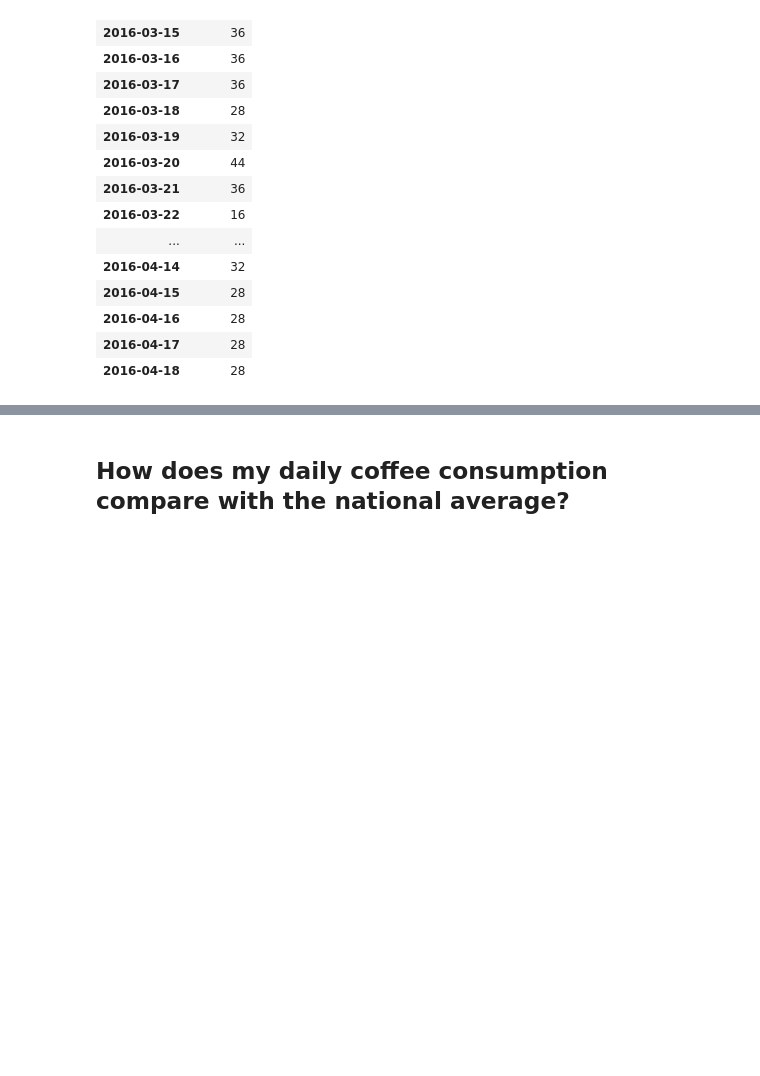
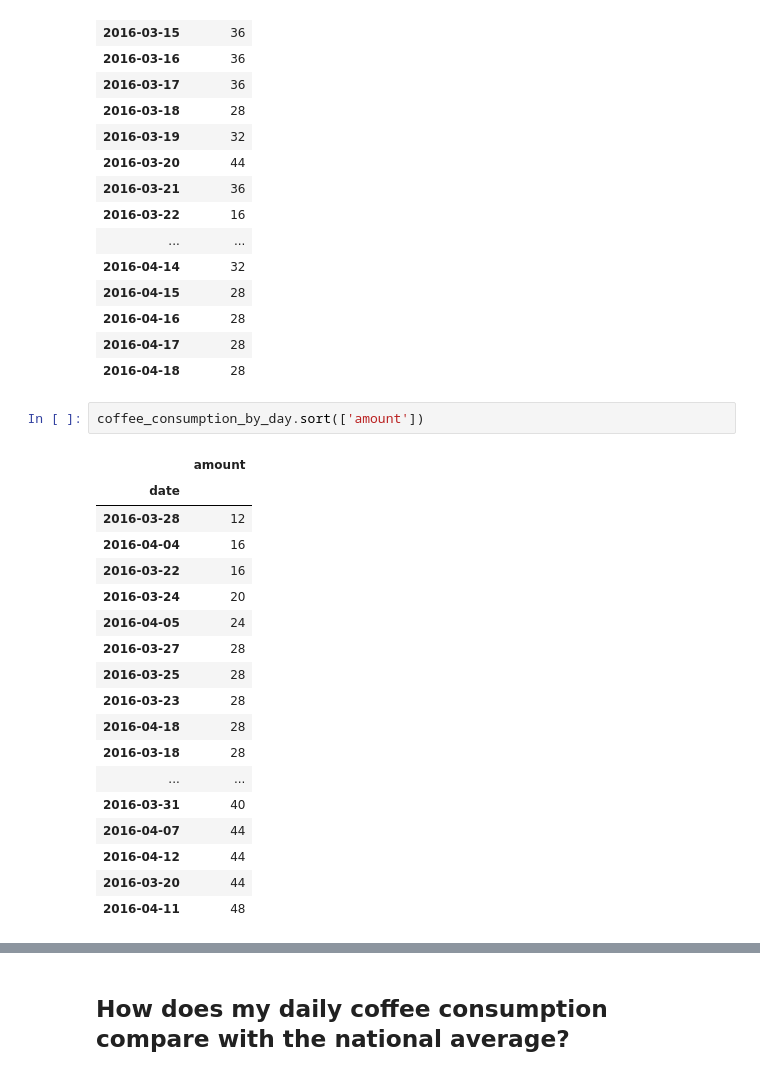
Before and after one commit to ghing/coffee-science-fair-data, a Jupyter notebook: Coffee and Heart Rate Analysis.ipynb, the cells around one changed output, grey strips where cells are left out. Saved outputs shown, nothing was run; the diff lists cells and outputs as text; blank space fills up the shorter version.

```diff
--- a/Coffee and Heart Rate Analysis.ipynb
+++ b/Coffee and Heart Rate Analysis.ipynb
@@ -247,4 +265,25 @@ coffee_consumption_by_day
 | 2016-04-16 | 28 |
 | 2016-04-17 | 28 |
 | 2016-04-18 | 28 |
+# %%
+coffee_consumption_by_day.sort(['amount'])
+# %% [output]
+|  | amount |
+| date |  |
+| 2016-03-28 | 12 |
+| 2016-04-04 | 16 |
+| 2016-03-22 | 16 |
+| 2016-03-24 | 20 |
+| 2016-04-05 | 24 |
+| 2016-03-27 | 28 |
+| 2016-03-25 | 28 |
+| 2016-03-23 | 28 |
+| 2016-04-18 | 28 |
+| 2016-03-18 | 28 |
+| ... | ... |
+| 2016-03-31 | 40 |
+| 2016-04-07 | 44 |
+| 2016-04-12 | 44 |
+| 2016-03-20 | 44 |
+| 2016-04-11 | 48 |
 # %%
```
Also changed, not shown: parts of 10 cells of this notebook.
